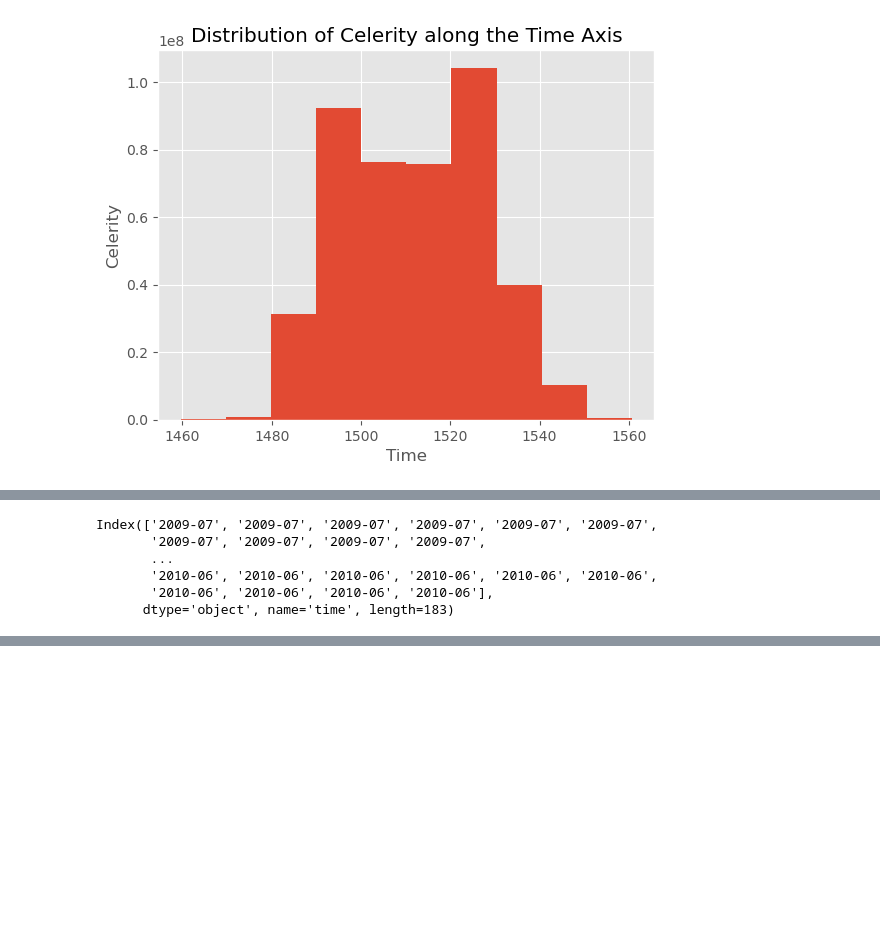
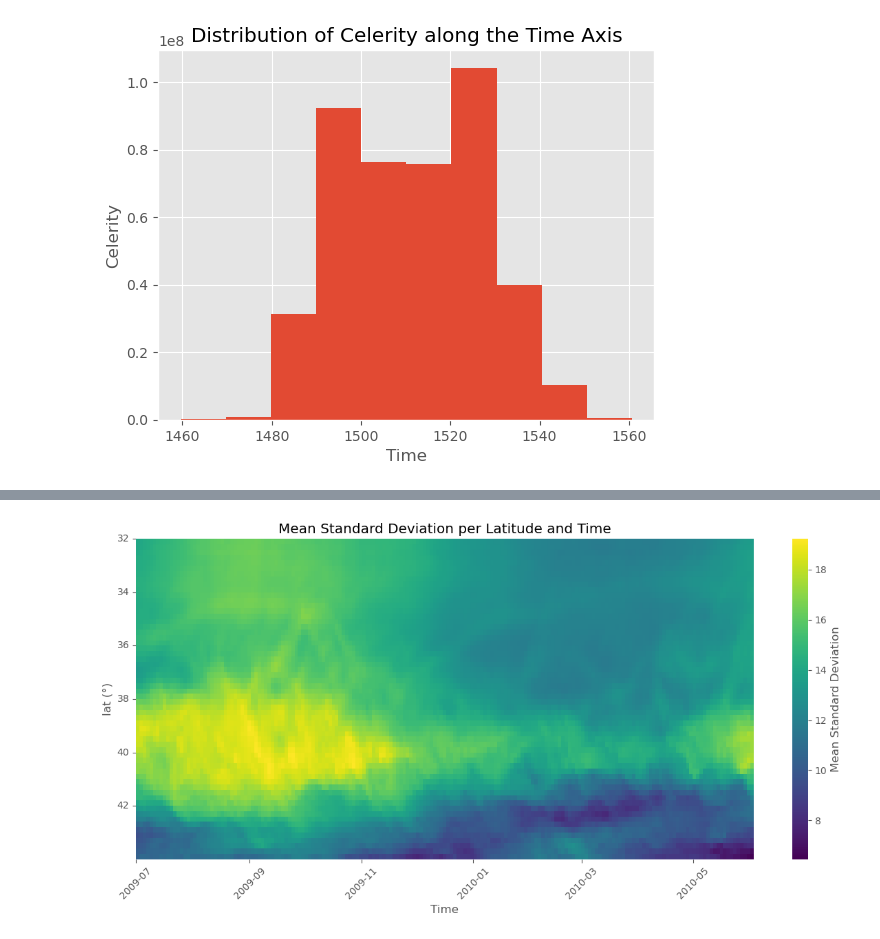
Before and after one commit to CIA-Oceanix/FASCINATION, a Jupyter notebook: notebooks/homogenous_sampling.ipynb, the cells around one changed output, grey strips where cells are left out. Cells and saved outputs as stored; diff of their text form; code cells hidden in the pictures; blank space fills up the shorter version.

```diff
--- a/notebooks/homogenous_sampling.ipynb
+++ b/notebooks/homogenous_sampling.ipynb
@@ -531,9 +533,56 @@ Index(['2009-07', '2009-07', '2009-07', '2009-07', '2009-07', '2009-07',
-# %%
-pd.to_datetime(pivot_table.columns, unit="m").strftime('%Y-%m')
-# %% [output]
-Index(['2009-07', '2009-07', '2009-07', '2009-07', '2009-07', '2009-07',
-       '2009-07', '2009-07', '2009-07', '2009-07',
-       ...
-       '2010-06', '2010-06', '2010-06', '2010-06', '2010-06', '2010-06',
-       '2010-06', '2010-06', '2010-06', '2010-06'],
-      dtype='object', name='time', length=183)
+# %%
+import pandas as pd
+import matplotlib.pyplot as plt
+import seaborn as sns
+import matplotlib.dates as mdates
+from pandas.tseries.offsets import MonthEnd
+
+
+
+df_std = df.groupby(['time', 'lat'])['celerity'].std().reset_index(name='std_val').dropna()
+
+# Pivot the DataFrame: rows as lat (z), columns as time.
+pivot_table = df_std.pivot(index='lat', columns='time', values='std_val')
+print(pivot_table.columns)
+pivot_table.columns = pd.to_datetime(pivot_table.columns, unit="m").strftime('%Y-%m') # Convert time to string format
+
+pivot_table = pivot_table.sort_index(axis=1)  # Ensure columns (dates) are in chronological order
+
+plt.figure(figsize=(12, 6))
+ax = plt.gca()
+
+# Plot the heatmap. Invert y axis to have origin (upper left).
+sns.heatmap(pivot_table, cmap='viridis', cbar_kws={'label': 'Mean Standard Deviation'}, fmt='.1f', ax=ax)
+
+# Manually set the y-ticks to ensure labels are displayed correctly
+lat_min = pivot_table.index.min()
+lat_max = pivot_table.index.max()
+tick_labels_y = list(range(int(lat_min), int(lat_max), 2))
+n_y = len(pivot_table.index)
+tick_positions_y = [((val - lat_min) / (lat_max - lat_min)) * (n_y - 1) for val in tick_labels_y]
+ax.set_yticks(tick_positions_y)
+ax.set_yticklabels([str(tick) for tick in tick_labels_y], rotation=0)
+
+# # Set x-axis major locator to every 4 months and format the ticks
+#ax.xaxis.set_major_locator(mdates.MonthLocator(bymonth=range(1,24,3)))
+date_min = pivot_table.columns.min()
+date_max = pivot_table.columns.max()
+tick_labels_x = pd.date_range(date_min, date_max, freq='2M').strftime('%Y-%m')
+n_x = len(pivot_table.columns)
+tick_positions_x = [((pd.to_datetime(val) - pd.to_datetime(date_min)).days / (pd.to_datetime(date_max) - pd.to_datetime(date_min)).days) * (n_x - 1) for val in tick_labels_x]
+# x_min,x_max = ax.get_xticks()
+# tick_positions_x = np.linspace(x_min,x_max,len(tick_labels_x))
+ax.set_xticks(tick_positions_x)
+ax.set_xticklabels(tick_labels_x, rotation=45)
+
+# Adjust the plot to ensure all dates fit within the plot area
+plt.xticks(rotation=45)
+plt.yticks(rotation=0)
+plt.title('Mean Standard Deviation per Latitude and Time')
+plt.xlabel('Time')
+plt.ylabel('lat (°)')
+plt.tight_layout()
+
+# Ensure there is enough room for the ticks to display
+plt.show()
+# %% [output]
@@ -539,0 +601 @@ Index(['2009-07', '2009-07', '2009-07', '2009-07', '2009-07', '2009-07',
+[figure, added]
```
Also changed, not shown: parts of 19 cells of this notebook, 10 other files.
